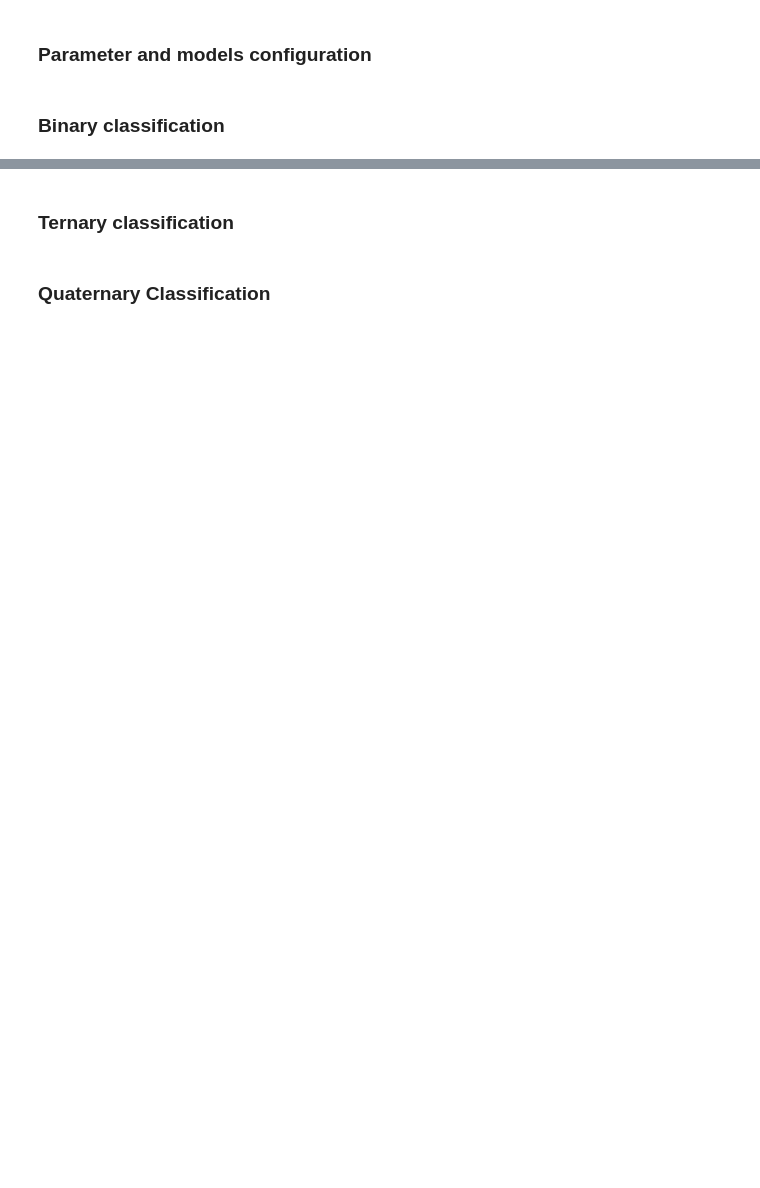
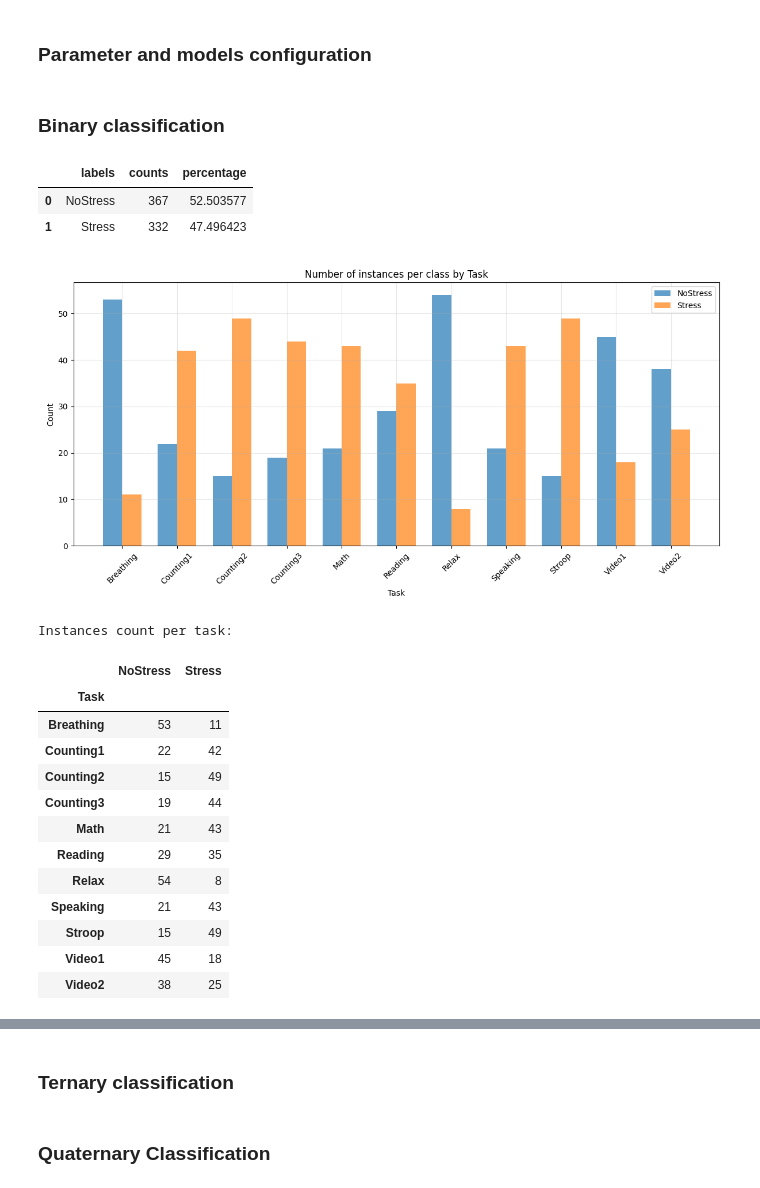
Before and after one commit to sergiodl-ubi/stressID, a Jupyter notebook: Classification/classification_physio.ipynb, the cells around one changed output, grey strips where cells are left out. Drawn from its saved outputs; the diff is of its cells as text; code cells hidden in the pictures; blank space fills up the shorter version.

```diff
--- a/Classification/classification_physio.ipynb
+++ b/Classification/classification_physio.ipynb
@@ -335,3 +367,72 @@ else:
+# %%
+params['classification'] = 'binary'
+params['classes'] = BIN_LABELS
+y = labels['binary-stress']
+show_label_stats(params['classes'], y)
+
+if params["data_augmentation"]:
+    ada = ADASYN(random_state=params["state_int"], sampling_strategy={0: 650, 1:650})
+    x_in, y_in = ada.fit_resample(x, y)
+    print("Resampled dataset")
+    show_label_stats(params["classes"], y_in)
+else:
+    x_in = x.copy()
+    y_in = y.copy()
+
+    # Visualise class distribution
+    plt.figure(figsize=(12, 6))
+
+    bin_stats = pd.DataFrame(
+        {
+            "Value": y_in.values,
+            "Subject": [idx.split("_")[0] for idx in y_in.index],
+            "Task": [idx.split("_")[1] for idx in y_in.index],
+        },
+        index=y_in.index,
+    )
+    for cls_id, cls_name in enumerate(params["classes"]):
+        bin_stats[cls_name] = [value == cls_id for value in y_in]
+
+    tasks = sorted(bin_stats['Task'].unique())
+    x_positions = np.arange(len(tasks))
+    width = 0.35
+
+    # Plot bars and scatter points for each class
+    for i, class_name in enumerate(params["classes"]):
+        counts = bin_stats.groupby('Task')[class_name].sum()
+        bars = plt.bar(x_positions + (i-0.5)*width, [counts[task] for task in tasks], width,
+                        label=class_name, alpha=0.7)
+
+    plt.xlabel('Task')
+    plt.ylabel('Count')
+    plt.title('Number of instances per class by Task')
+    plt.xticks(x_positions, tasks, rotation=45)
+    plt.legend()
+    plt.grid(True, alpha=0.3)
+    plt.tight_layout()
+    plt.show()
+
+    print("\nInstances count per task:")
+    display(bin_stats.groupby('Task')[params["classes"]].sum())
+# %% [output]
+|  | labels | counts | percentage |
+| 0 | NoStress | 367 | 52.503577 |
+| 1 | Stress | 332 | 47.496423 |
+[figure, added]
+Instances count per task:
+|  | NoStress | Stress |
+| Task |  |  |
+| Breathing | 53 | 11 |
+| Counting1 | 22 | 42 |
+| Counting2 | 15 | 49 |
+| Counting3 | 19 | 44 |
+| Math | 21 | 43 |
+| Reading | 29 | 35 |
+| Relax | 54 | 8 |
+| Speaking | 21 | 43 |
+| Stroop | 15 | 49 |
+| Video1 | 45 | 18 |
+| Video2 | 38 | 25 |
 # %%
 # 10 random splits holdout
 if validations['holdout']:
```
Also changed, not shown: parts of 7 cells of this notebook, 2 other files.
